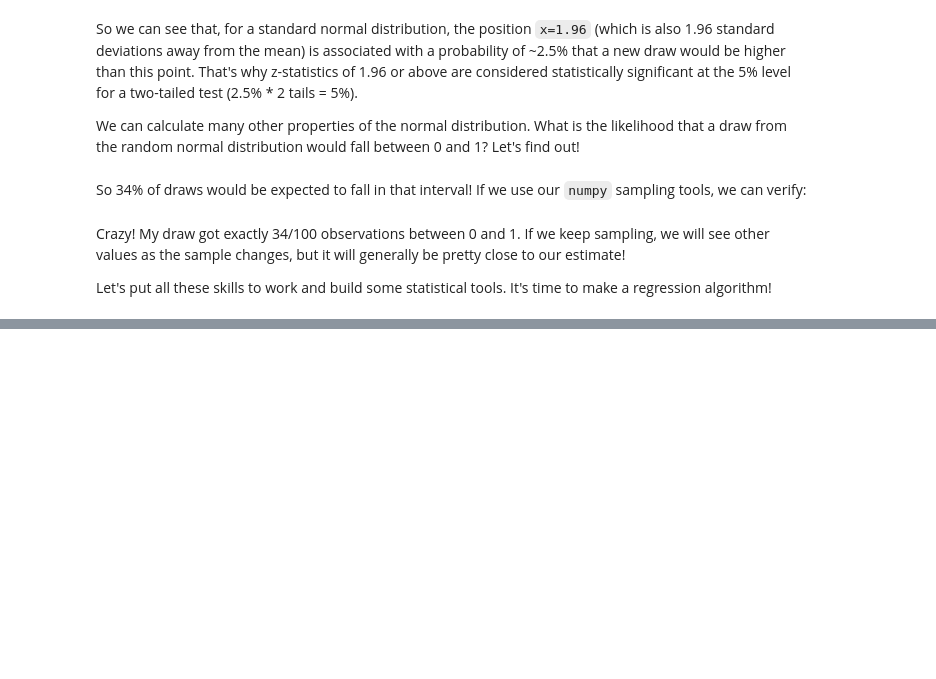
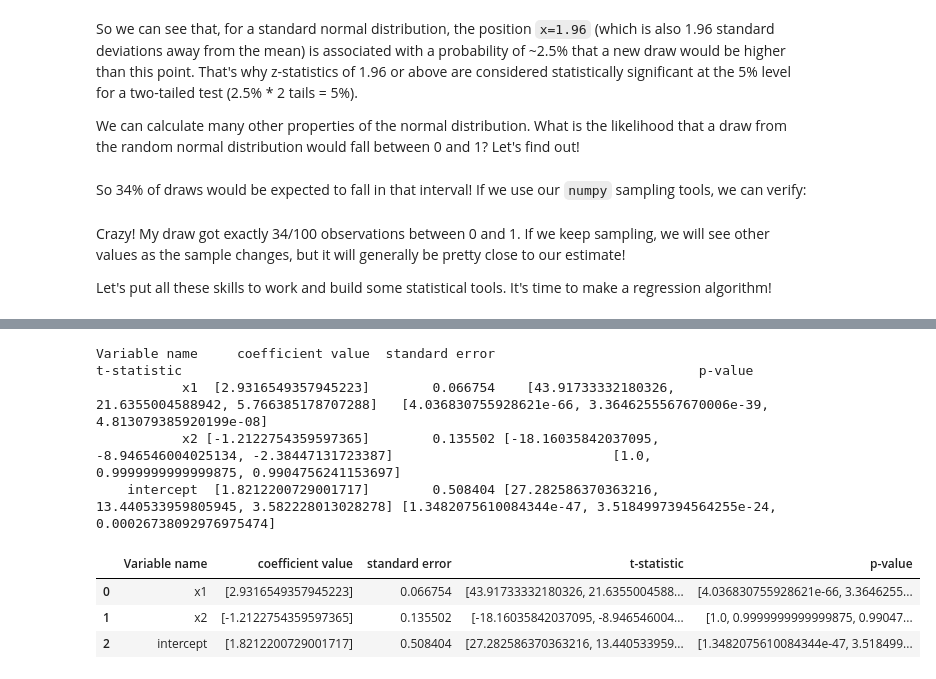
Before and after one commit to ouwayokeza2/econ8320-assignment-08, a Jupyter notebook: Lesson.ipynb, the cells around one changed output, grey strips where cells are left out. Saved outputs shown, nothing was run; the diff lists cells and outputs as text; code cells hidden in the pictures; blank space fills up the shorter version.

```diff
--- a/Lesson.ipynb
+++ b/Lesson.ipynb
@@ -421,3 +421,35 @@ class RegressionModel:
 
         print(summary_df.to_string(index=False))
         return summary_df
+# %%
+import numpy as np
+import pandas as pd
+
+# Sample data for testing
+np.random.seed(42) # for reproducibility
+
+x1 = np.random.rand(100) * 10
+x2 = np.random.rand(100) * 5
+y = 2 + 3*x1 - 1.5*x2 + np.random.randn(100) * 2
+
+x_df = pd.DataFrame({'x1': x1, 'x2': x2})
+y_df = pd.DataFrame({'y': y})
+
+# Create an instance of the RegressionModel
+reg_model = RegressionModel(x_df, y_df, create_intercept=True)
+
+# Run the OLS regression
+reg_model.ols_regression()
+
+# Display the summary
+summary_df = reg_model.summary()
+display(summary_df)
+# %% [output]
+Variable name     coefficient value  standard error                                                 t-statistic                                                                  p-value
+           x1  [2.9316549357945223]        0.066754    [43.91733332180326, 21.6355004588942, 5.766385178707288]   [4.036830755928621e-66, 3.3646255567670006e-39, 4.813079385920199e-08]
+           x2 [-1.2122754359597365]        0.135502 [-18.16035842037095, -8.946546004025134, -2.38447131723387]                            [1.0, 0.9999999999999875, 0.9904756241153697]
+    intercept  [1.8212200729001717]        0.508404 [27.282586370363216, 13.440533959805945, 3.582228013028278] [1.3482075610084344e-47, 3.5184997394564255e-24, 0.00026738092976975474]
+|  | Variable name | coefficient value | standard error | t-statistic | p-value |
+| 0 | x1 | [2.9316549357945223] | 0.066754 | [43.91733332180326, 21.6355004588... | [4.036830755928621e-66, 3.3646255... |
+| 1 | x2 | [-1.2122754359597365] | 0.135502 | [-18.16035842037095, -8.946546004... | [1.0, 0.9999999999999875, 0.99047... |
+| 2 | intercept | [1.8212200729001717] | 0.508404 | [27.282586370363216, 13.440533959... | [1.3482075610084344e-47, 3.518499... |
```
